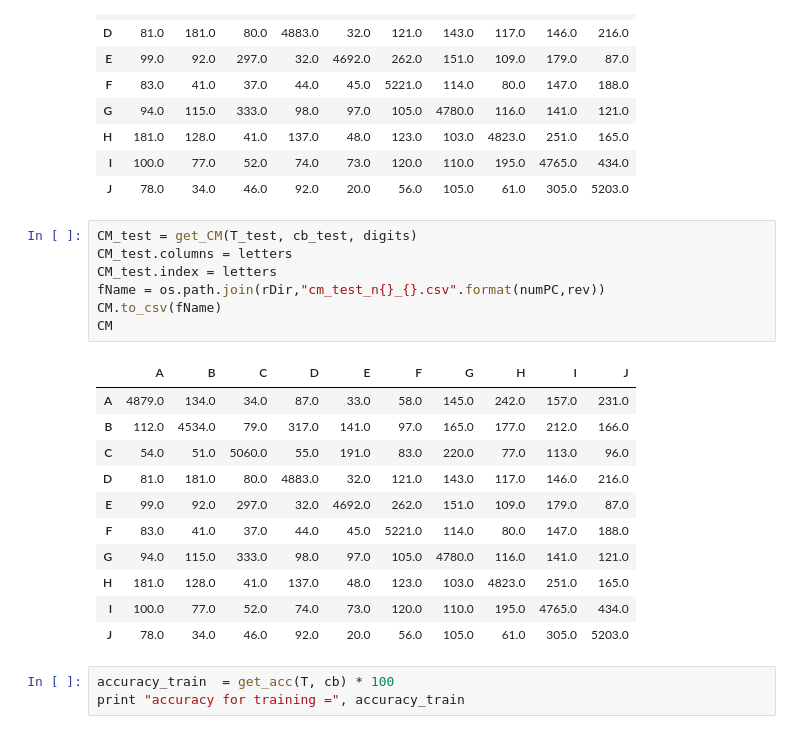
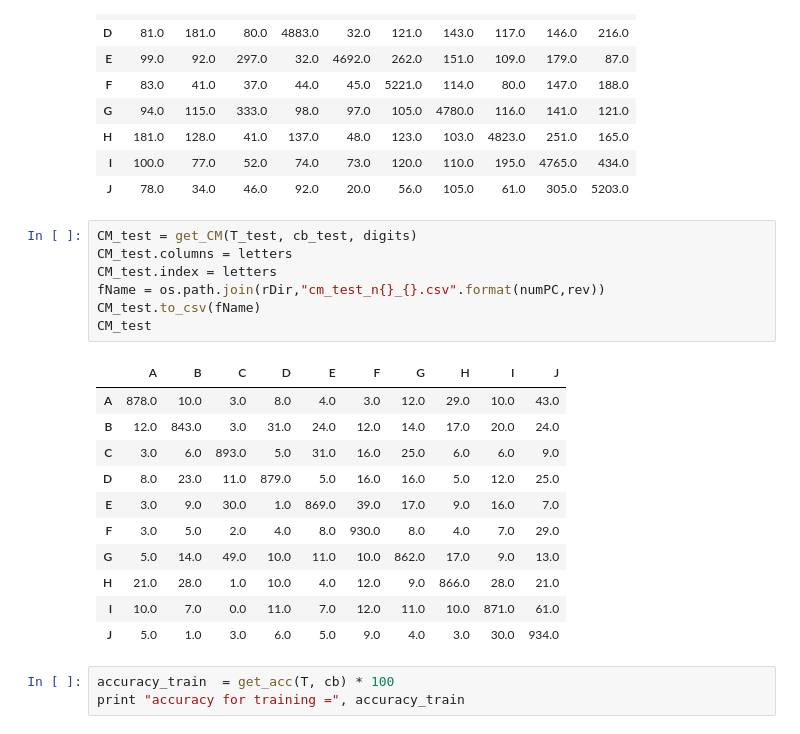
Before and after one commit to teambengio/finalproject, a Jupyter notebook: finalproject.ipynb, the cells around one changed output. Drawn from its saved outputs; the diff is of its cells as text.

Commit message:
Fixed the confusion matrix for test

```diff
--- a/finalproject.ipynb
+++ b/finalproject.ipynb
@@ -700,22 +700,22 @@ CM
 # %%
 CM_test = get_CM(T_test, cb_test, digits)
 CM_test.columns = letters
 CM_test.index = letters
 fName = os.path.join(rDir,"cm_test_n{}_{}.csv".format(numPC,rev))
-CM.to_csv(fName)
-CM
+CM_test.to_csv(fName)
+CM_test
 # %% [output]
 |  | A | B | C | D | E | F | G | H | I | J |
-| A | 4879.0 | 134.0 | 34.0 | 87.0 | 33.0 | 58.0 | 145.0 | 242.0 | 157.0 | 231.0 |
-| B | 112.0 | 4534.0 | 79.0 | 317.0 | 141.0 | 97.0 | 165.0 | 177.0 | 212.0 | 166.0 |
-| C | 54.0 | 51.0 | 5060.0 | 55.0 | 191.0 | 83.0 | 220.0 | 77.0 | 113.0 | 96.0 |
-| D | 81.0 | 181.0 | 80.0 | 4883.0 | 32.0 | 121.0 | 143.0 | 117.0 | 146.0 | 216.0 |
-| E | 99.0 | 92.0 | 297.0 | 32.0 | 4692.0 | 262.0 | 151.0 | 109.0 | 179.0 | 87.0 |
-| F | 83.0 | 41.0 | 37.0 | 44.0 | 45.0 | 5221.0 | 114.0 | 80.0 | 147.0 | 188.0 |
-| G | 94.0 | 115.0 | 333.0 | 98.0 | 97.0 | 105.0 | 4780.0 | 116.0 | 141.0 | 121.0 |
-| H | 181.0 | 128.0 | 41.0 | 137.0 | 48.0 | 123.0 | 103.0 | 4823.0 | 251.0 | 165.0 |
-| I | 100.0 | 77.0 | 52.0 | 74.0 | 73.0 | 120.0 | 110.0 | 195.0 | 4765.0 | 434.0 |
-| J | 78.0 | 34.0 | 46.0 | 92.0 | 20.0 | 56.0 | 105.0 | 61.0 | 305.0 | 5203.0 |
+| A | 878.0 | 10.0 | 3.0 | 8.0 | 4.0 | 3.0 | 12.0 | 29.0 | 10.0 | 43.0 |
+| B | 12.0 | 843.0 | 3.0 | 31.0 | 24.0 | 12.0 | 14.0 | 17.0 | 20.0 | 24.0 |
+| C | 3.0 | 6.0 | 893.0 | 5.0 | 31.0 | 16.0 | 25.0 | 6.0 | 6.0 | 9.0 |
+| D | 8.0 | 23.0 | 11.0 | 879.0 | 5.0 | 16.0 | 16.0 | 5.0 | 12.0 | 25.0 |
+| E | 3.0 | 9.0 | 30.0 | 1.0 | 869.0 | 39.0 | 17.0 | 9.0 | 16.0 | 7.0 |
+| F | 3.0 | 5.0 | 2.0 | 4.0 | 8.0 | 930.0 | 8.0 | 4.0 | 7.0 | 29.0 |
+| G | 5.0 | 14.0 | 49.0 | 10.0 | 11.0 | 10.0 | 862.0 | 17.0 | 9.0 | 13.0 |
+| H | 21.0 | 28.0 | 1.0 | 10.0 | 4.0 | 12.0 | 9.0 | 866.0 | 28.0 | 21.0 |
+| I | 10.0 | 7.0 | 0.0 | 11.0 | 7.0 | 12.0 | 11.0 | 10.0 | 871.0 | 61.0 |
+| J | 5.0 | 1.0 | 3.0 | 6.0 | 5.0 | 9.0 | 4.0 | 3.0 | 30.0 | 934.0 |
 # %%
 accuracy_train  = get_acc(T, cb) * 100
 print "accuracy for training =", accuracy_train
```
Also changed, not shown: parts of 2 cells of this notebook.
